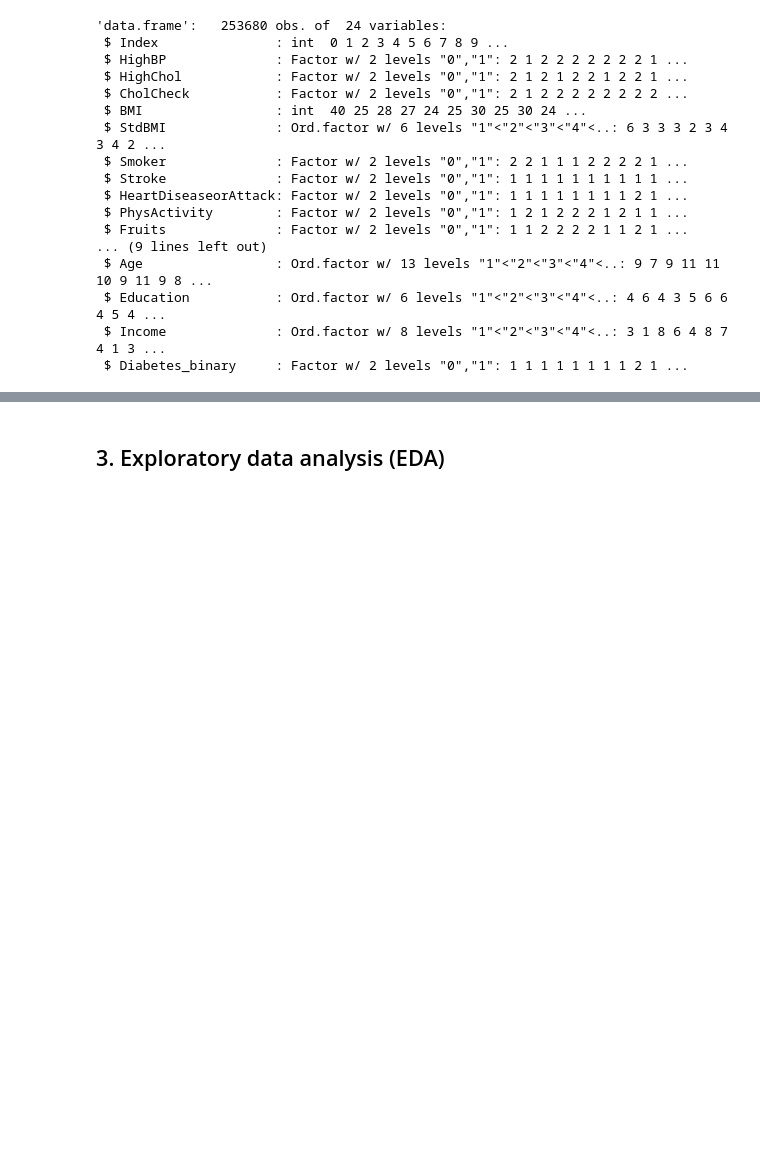
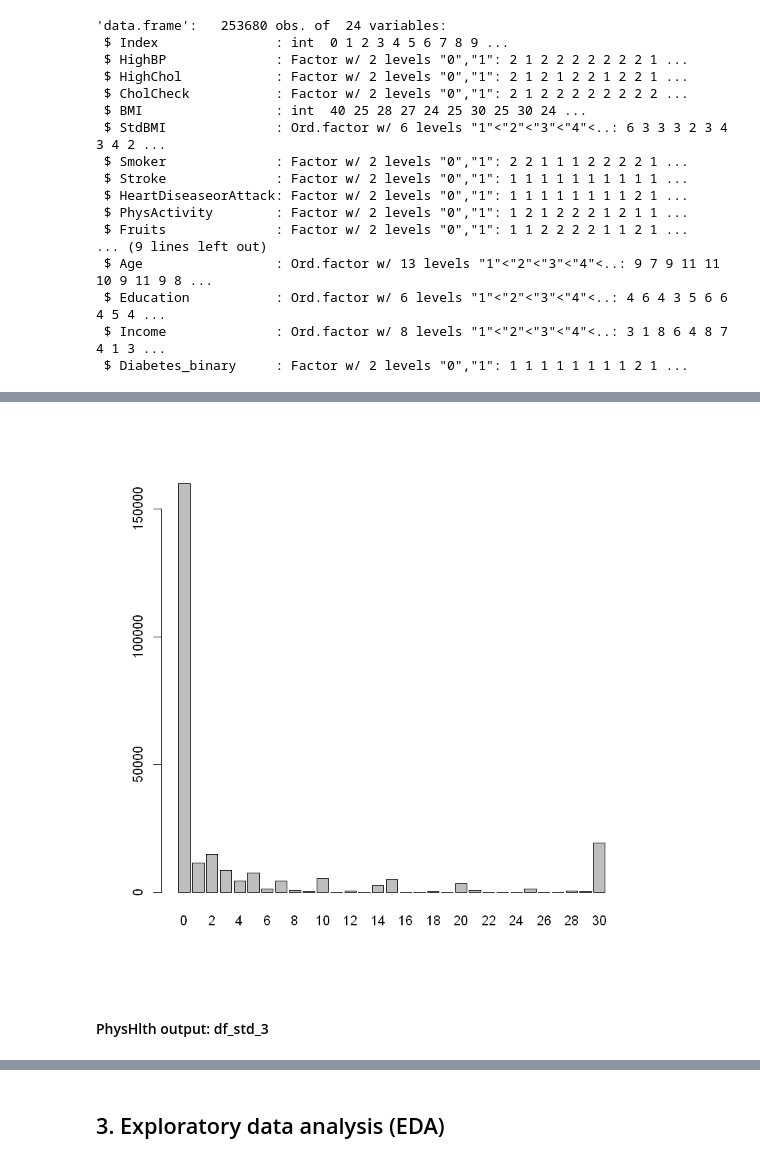
Before and after one commit to DucTrung1802/DS, a Jupyter notebook: GLM_Report/diabetes_analysis.ipynb, the cells around one changed output, grey strips where cells are left out. Drawn from its saved outputs; the diff is of its cells as text; code cells hidden in the pictures; blank space fills up the shorter version.

```diff
--- a/GLM_Report/diabetes_analysis.ipynb
+++ b/GLM_Report/diabetes_analysis.ipynb
@@ -331,0 +371,8 @@ str(df_std_1)
+# %%
+new_column = rep(0, nrow(df_std_1))
+MentHlth_index = which(colnames(df_std_1) == "MentHlth")
+df_std_2 = cbind(df_std_1[,1:MentHlth_index], BoolMentHlth = new_column, df_std_1[,(MentHlth_index+1):ncol(df)])
+# %%
+df_std_2[df_std_2$MentHlth > 0, ]$BoolMentHlth = 1
+# %%
+df_std_2$BoolMentHlth = factor(df_std_2$BoolMentHlth)
@@ -331,0 +412,4 @@ str(df_std_1)
+# %%
+barplot(table(df_std_2$PhysHlth))
+# %% [output]
+[figure, added]
@@ -331,0 +427,2 @@ str(df_std_1)
+# %% [markdown]
+#### PhysHlth output: df_std_3
```
Also changed, not shown: parts of 21 cells of this notebook.
